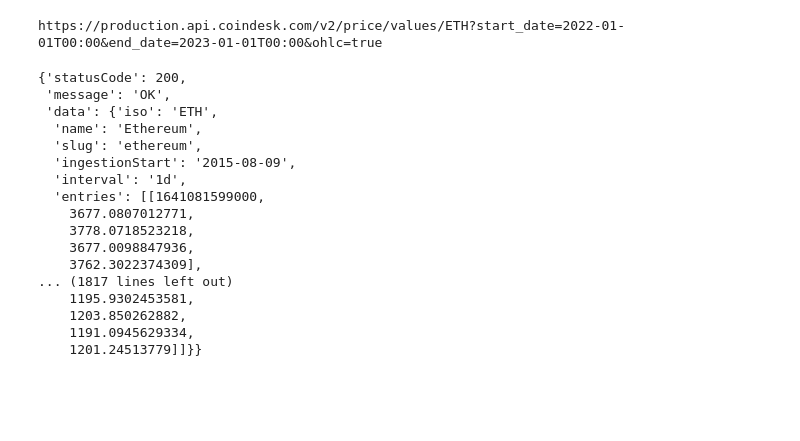
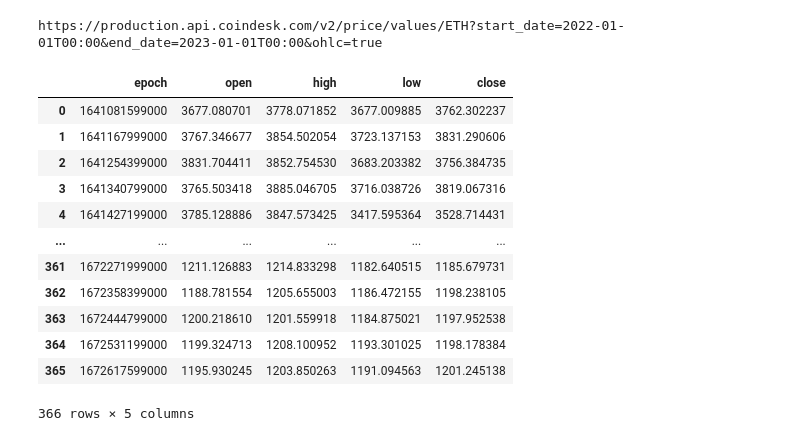
Before and after one commit to yazeedhasan97/DataScinence, a Jupyter notebook: CryptoAnalytics.ipynb, the cells around one changed output. Saved outputs shown, nothing was run; the diff lists cells and outputs as text; code cells hidden in the pictures; blank space fills up the shorter version.

```diff
--- a/CryptoAnalytics.ipynb
+++ b/CryptoAnalytics.ipynb
@@ -72,25 +102,30 @@ def retrive_data(uri):
 # %%
 uri = uri_generator('ETH', start=20220101, end=20230101)
 data = retrive_data(uri)
-# result = requests.get(res)
-data
+
+# dimentional information  # fill inside the dim table
+#   'iso': 'ETH',
+#   'name': 'Ethereum',
+#   'slug': 'ethereum',
+#   'ingestionStart': '2015-08-09',
+#   'interval': '1d',
+
+# ohlc
+df = pd.DataFrame(data['data']['entries'], columns=['epoch', 'open', 'high', 'low', 'close']) # Build table for coin data
+df # PK is the epoch for a single coin - hash - partitioning 20240405
 # result.json()['data']['entries']
 # %% [output]
 https://production.api.coindesk.com/v2/price/values/ETH?start_date=2022-01-01T00:00&end_date=2023-01-01T00:00&ohlc=true
+|  | epoch | open | high | low | close |
+| 0 | 1641081599000 | 3677.080701 | 3778.071852 | 3677.009885 | 3762.302237 |
+| 1 | 1641167999000 | 3767.346677 | 3854.502054 | 3723.137153 | 3831.290606 |
+| 2 | 1641254399000 | 3831.704411 | 3852.754530 | 3683.203382 | 3756.384735 |
+| 3 | 1641340799000 | 3765.503418 | 3885.046705 | 3716.038726 | 3819.067316 |
+| 4 | 1641427199000 | 3785.128886 | 3847.573425 | 3417.595364 | 3528.714431 |
+| ... | ... | ... | ... | ... | ... |
+| 361 | 1672271999000 | 1211.126883 | 1214.833298 | 1182.640515 | 1185.679731 |
+| 362 | 1672358399000 | 1188.781554 | 1205.655003 | 1186.472155 | 1198.238105 |
+| 363 | 1672444799000 | 1200.218610 | 1201.559918 | 1184.875021 | 1197.952538 |
+| 364 | 1672531199000 | 1199.324713 | 1208.100952 | 1193.301025 | 1198.178384 |
+| 365 | 1672617599000 | 1195.930245 | 1203.850263 | 1191.094563 | 1201.245138 |
-{'statusCode': 200,
- 'message': 'OK',
- 'data': {'iso': 'ETH',
-  'name': 'Ethereum',
-  'slug': 'ethereum',
-  'ingestionStart': '2015-08-09',
-  'interval': '1d',
-  'entries': [[1641081599000,
-    3677.0807012771,
-    3778.0718523218,
-    3677.0098847936,
-    3762.3022374309],
-... (1817 lines left out)
-    1195.9302453581,
-    1203.850262882,
-    1191.0945629334,
-    1201.24513779]]}}
+366 rows × 5 columns
```
Also changed, not shown: parts of 17 cells of this notebook, 12 other files.
